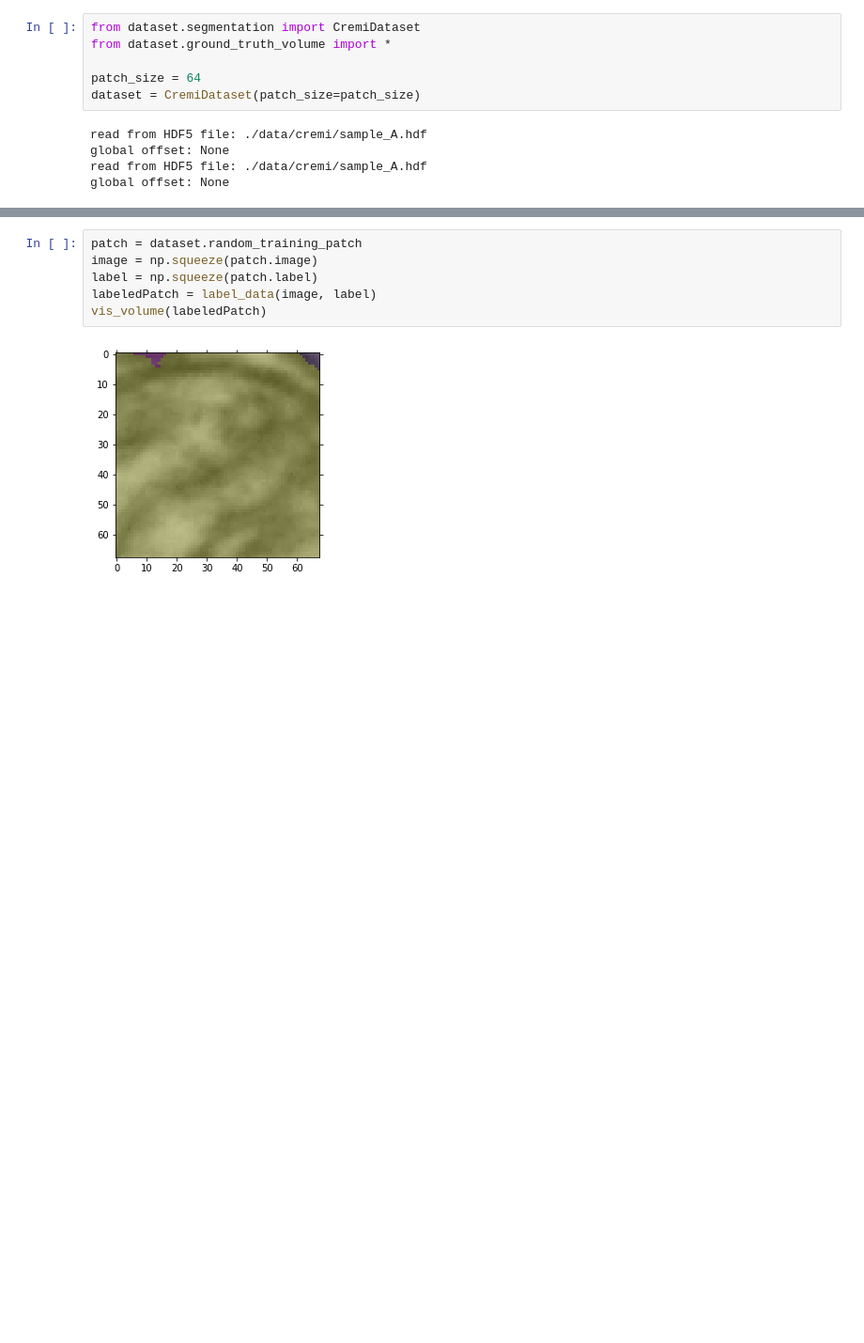
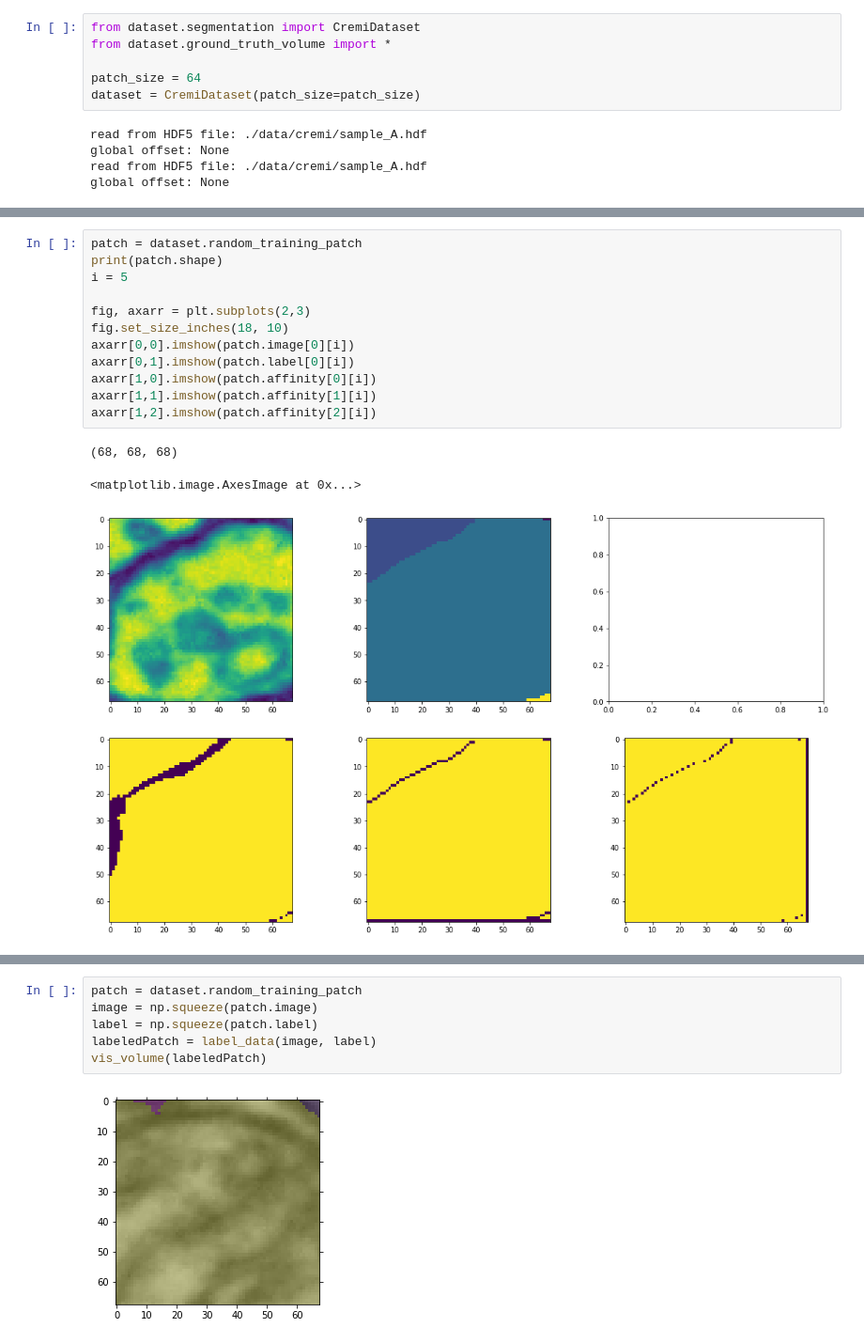
Before and after one commit to image-infomatics/neutorch, a Jupyter notebook: neutorch/data_explore.ipynb, the cells around one changed output, grey strips where cells are left out. Shown at 94% size. Saved outputs shown, nothing was run; the diff lists cells and outputs as text; blank space fills up the shorter version.

```diff
--- a/neutorch/data_explore.ipynb
+++ b/neutorch/data_explore.ipynb
@@ -109,0 +77,16 @@ patch shape:  (1, 1, 68, 68, 68)
+# %%
+patch = dataset.random_training_patch
+print(patch.shape)
+i = 5
+
+fig, axarr = plt.subplots(2,3)
+fig.set_size_inches(18, 10)
+axarr[0,0].imshow(patch.image[0][i])
+axarr[0,1].imshow(patch.label[0][i])
+axarr[1,0].imshow(patch.affinity[0][i])
+axarr[1,1].imshow(patch.affinity[1][i])
+axarr[1,2].imshow(patch.affinity[2][i])
+# %% [output]
+(68, 68, 68)
+<matplotlib.image.AxesImage at 0x...>
+[figure, added]
```
Also changed, not shown: parts of 9 cells of this notebook, 3 other files.
